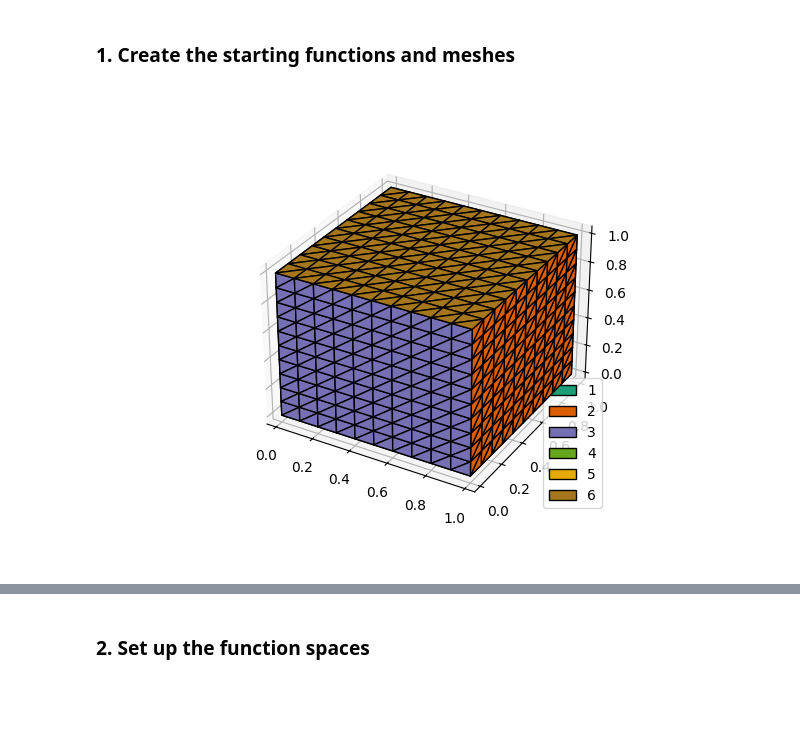
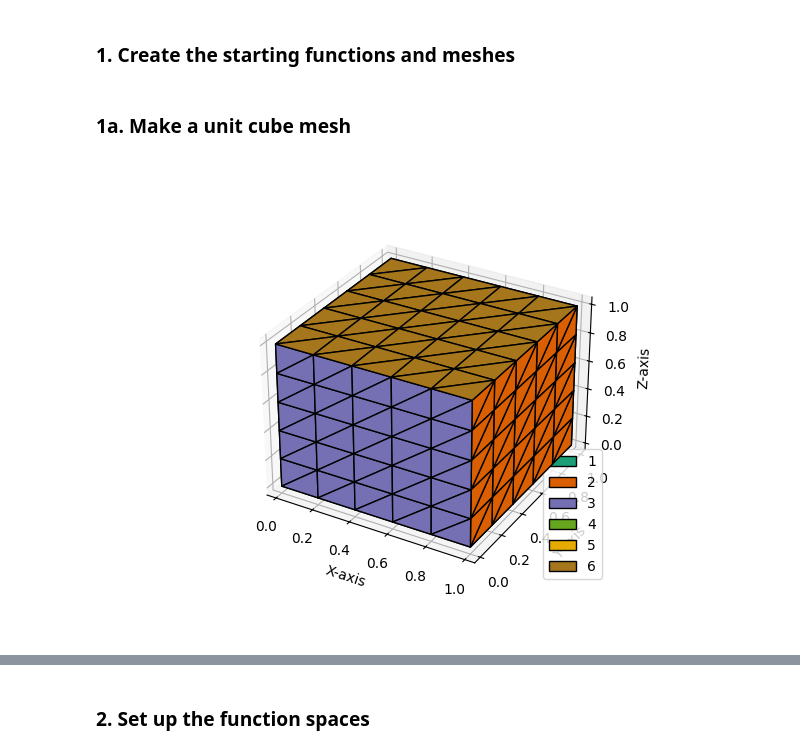
Before and after one commit to johnmorganmanos/AH_temp_paper, a Jupyter notebook: Processing_notebooks/3d_testing.ipynb, the cells around one changed output, grey strips where cells are left out. Saved outputs shown, nothing was run; the diff lists cells and outputs as text; code cells hidden in the pictures; blank space fills up the shorter version.

Commit message:
Adding new 3d meshes testing. Also cleaned up the plotting functionality.

```diff
--- a/Processing_notebooks/3d_testing.ipynb
+++ b/Processing_notebooks/3d_testing.ipynb
@@ -43,20 +43,24 @@ from scripts.AH_temp_funcs import *
 %matplotlib widget
 # %% [markdown]
 ### 1. Create the starting functions and meshes
+# %% [markdown]
+### 1a. Make a unit cube mesh
 # %%
-nx, ny, nz = 10, 10, 10
+nx, ny, nz = 5, 5, 5
 
 mesh = firedrake.UnitCubeMesh(nx, ny, nz)
 
 x, y, z = firedrake.SpatialCoordinate(mesh)
 element = firedrake.FiniteElement("CG", "tetrahedron", 1)
 V = firedrake.FunctionSpace(mesh, element)
 
-T = firedrake.Function(V)
-ϕ = firedrake.TestFunction(V)
+ax = plt.figure().add_subplot(projection='3d')
 
-firedrake.triplot(mesh)
+firedrake.triplot(mesh,axes=ax)
+ax.set_xlabel('X-axis')
+ax.set_ylabel('Y-axis')
+ax.set_zlabel('Z-axis')
 plt.legend()
 plt.show()
 # %% [output]
-[figure, old version]
+[figure, new version]
```
Also changed, not shown: parts of 16 cells of this notebook.
